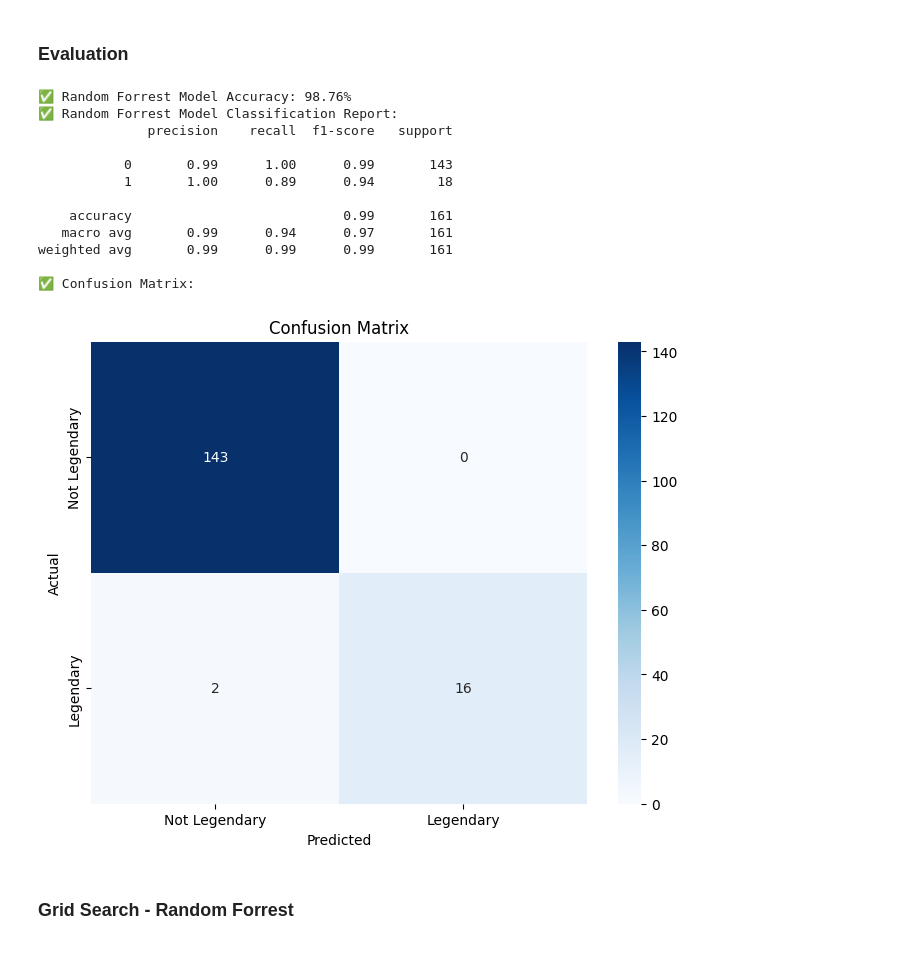
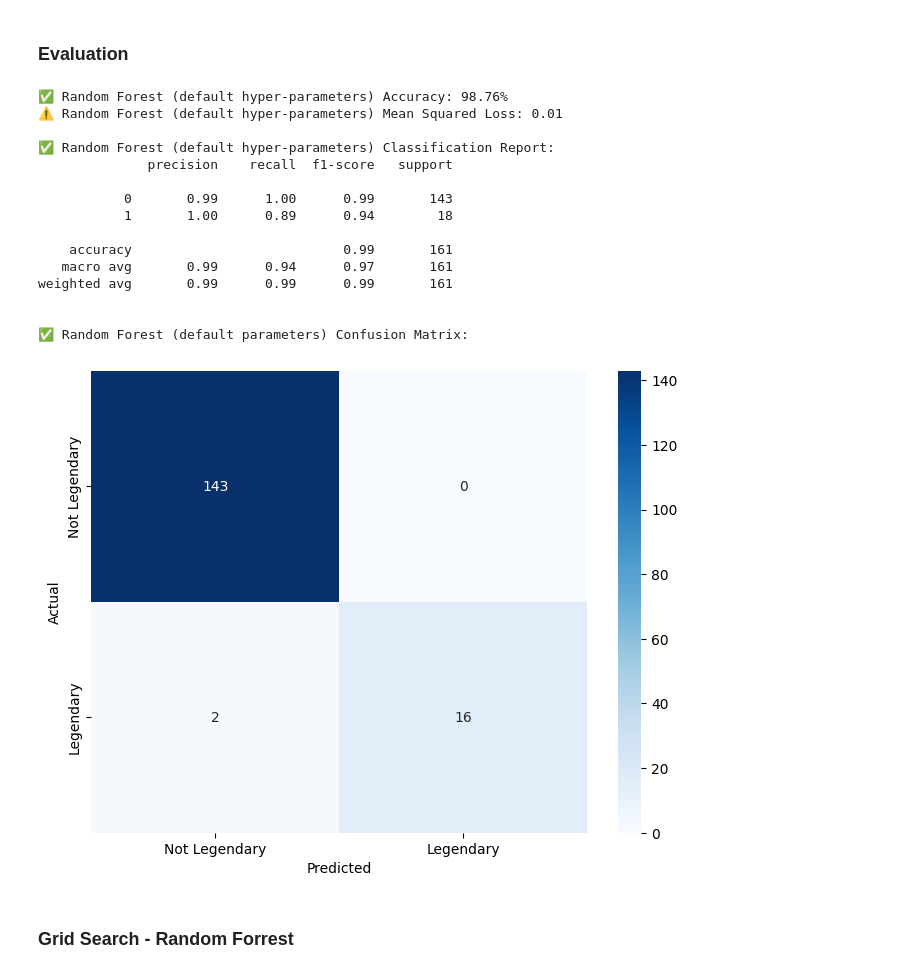
Before and after one commit to OrenChouraki06/projet-legendary-pokemon, a Jupyter notebook: legendary_pokemon_classification.ipynb, the cells around one changed output. Saved outputs shown, nothing was run; the diff lists cells and outputs as text; code cells hidden in the pictures.

```diff
--- a/legendary_pokemon_classification.ipynb
+++ b/legendary_pokemon_classification.ipynb
@@ -726,38 +748,44 @@ print(f"✅ Random Forrest prediction using test dataset completed.")
 # %%
 # Display accuracy score
 rf_accuracy = accuracy_score(y_test, y_pred)
-print(f"✅ Random Forrest Model Accuracy: {rf_accuracy*100:.2f}%")
+print(f"✅ Random Forest (default hyper-parameters) Accuracy: {rf_accuracy*100:.2f}%")
+
+# Display mse loss
+rf_mseloss = mean_squared_error(y_test, y_pred)
+print(f"⚠️ Random Forest (default hyper-parameters) Mean Squared Loss: {rf_mseloss:.2f}")
 
 # Display classification report
-print(f"✅ Random Forrest Model Classification Report:")
+print(f"\n✅ Random Forest (default hyper-parameters) Classification Report:")
 cr = classification_report(y_test, y_pred)
 print(cr)
 
 # Display confusion matrix
-print(f"✅ Confusion Matrix:")
+print(f"\n✅ Random Forest (default parameters) Confusion Matrix:")
 cm = confusion_matrix(y_test, y_pred)
 plt.figure(figsize=(8, 6))
 sns.heatmap(cm, annot=True, fmt='d', cmap='Blues',
             xticklabels=['Not Legendary', 'Legendary'],
             yticklabels=['Not Legendary', 'Legendary'])
-plt.title("Confusion Matrix")
 plt.xlabel("Predicted")
 plt.ylabel("Actual")
 plt.show()
 # %% [output]
-✅ Random Forrest Model Accuracy: 98.76%
-✅ Random Forrest Model Classification Report:
+✅ Random Forest (default hyper-parameters) Accuracy: 98.76%
+⚠️ Random Forest (default hyper-parameters) Mean Squared Loss: 0.01
+
+✅ Random Forest (default hyper-parameters) Classification Report:
               precision    recall  f1-score   support
 
            0       0.99      1.00      0.99       143
            1       1.00      0.89      0.94        18
 
     accuracy                           0.99       161
    macro avg       0.99      0.94      0.97       161
 weighted avg       0.99      0.99      0.99       161
 
-✅ Confusion Matrix:
+
+✅ Random Forest (default parameters) Confusion Matrix:
-[figure, old version]
+[figure, new version]
 # %% [markdown]
 ### Grid Search - Random Forrest
 # %%
```
Also changed, not shown: parts of 22 cells of this notebook, 1 other file.
